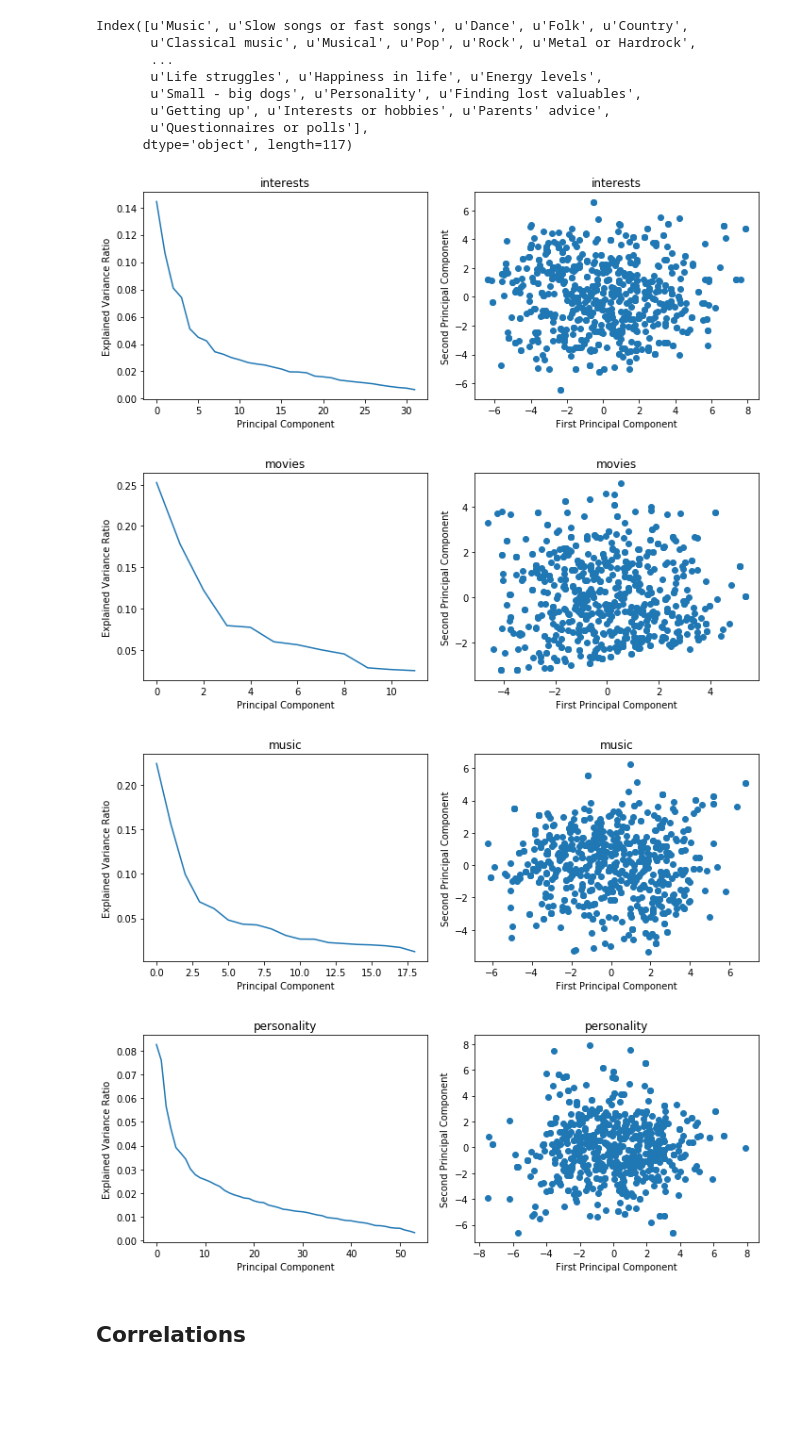
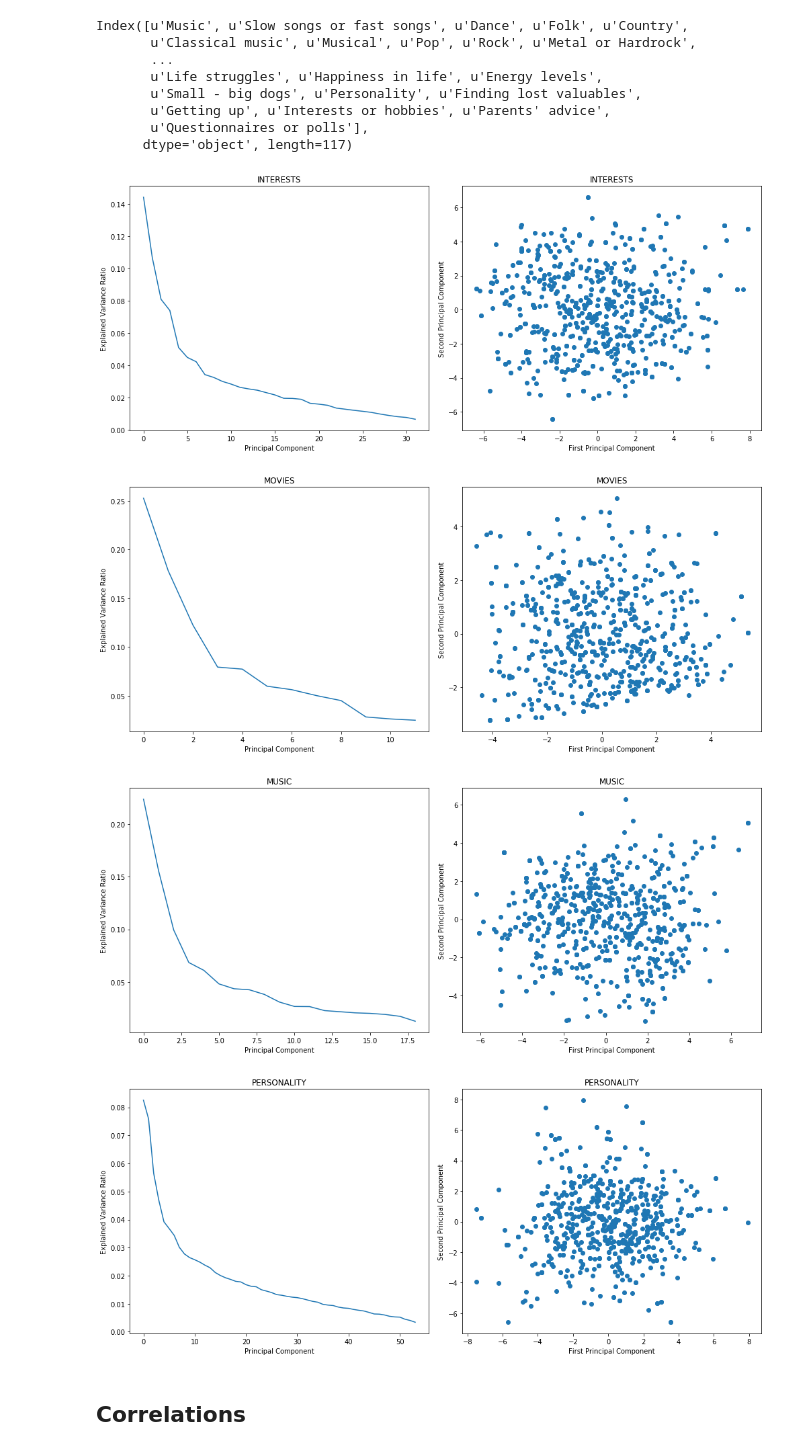
Before and after one commit to raulds77/inference_project, a Jupyter notebook: Observable PCA.ipynb, the cells around one changed output. Saved outputs shown, nothing was run; the diff lists cells and outputs as text; code cells hidden in the pictures; blank space fills up the shorter version.

```diff
--- a/Observable PCA.ipynb
+++ b/Observable PCA.ipynb
@@ -34,32 +34,32 @@ data = {'music':music,'movies':movies,'interests':interests,'personality':person
 # %%
 pca_proj = {}
 
 for k in data.keys():
     scaled = scale(data[k],with_std = False)
     pca = PCA()
     pca.fit(scaled)
     projected = pca.fit_transform(scaled)
 
     pca_proj[k] = projected
 
-    plt.figure(figsize=(10,4))
+    plt.figure(figsize=(14,6))
     plt.subplot(1, 2, 1)
     plt.plot(pca.explained_variance_ratio_)
     plt.xlabel('Principal Component')
     plt.ylabel('Explained Variance Ratio')
-    plt.title(k)
+    plt.title(k.upper())
     plt.subplot(1, 2, 2)
     plt.scatter(projected[:,0],projected[:,1])
     plt.xlabel('First Principal Component')
     plt.ylabel('Second Principal Component')
-    plt.title(k)
+    plt.title(k.upper())
     plt.tight_layout()
     plt.show()
 # %% [output]
-[figure, old version]
+[figure, new version]
-[figure, old version]
+[figure, new version]
-[figure, old version]
+[figure, new version]
-[figure, old version]
+[figure, new version]
 # %% [markdown]
 ## Correlations
 # %%
```
Also changed, not shown: parts of 5 cells of this notebook, 1 other file.
